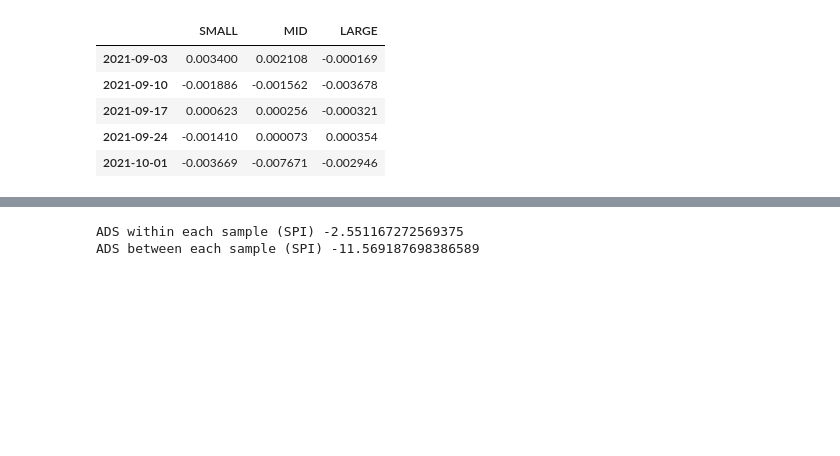
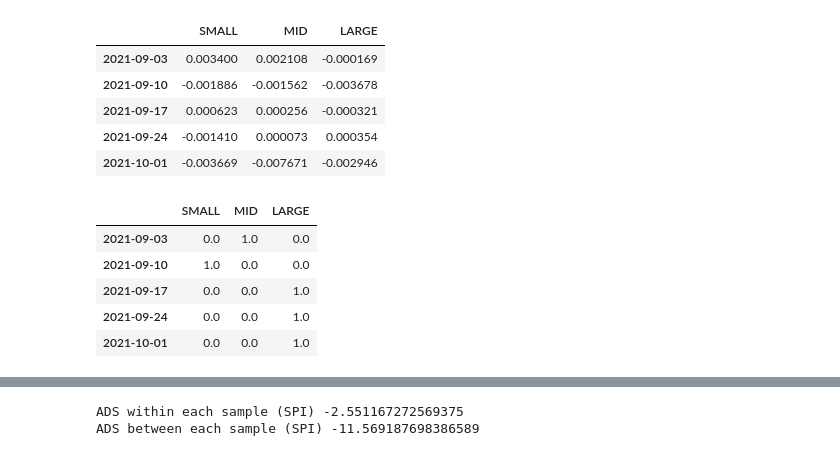
Before and after one commit to lacoupe/BCVS, a Jupyter notebook: SW/size/size.ipynb, the cells around one changed output, grey strips where cells are left out. Saved outputs shown, nothing was run; the diff lists cells and outputs as text; code cells hidden in the pictures; blank space fills up the shorter version.

```diff
--- a/SW/size/size.ipynb
+++ b/SW/size/size.ipynb
@@ -198,3 +198,12 @@ df_input_period_reg.tail()
 | 2021-09-17 | 0.000623 | 0.000256 | -0.000321 |
 | 2021-09-24 | -0.001410 | 0.000073 | 0.000354 |
 | 2021-10-01 | -0.003669 | -0.007671 | -0.002946 |
+# %%
+df_output.tail()
+# %% [output]
+|  | SMALL | MID | LARGE |
+| 2021-09-03 | 0.0 | 1.0 | 0.0 |
+| 2021-09-10 | 1.0 | 0.0 | 0.0 |
+| 2021-09-17 | 0.0 | 0.0 | 1.0 |
+| 2021-09-24 | 0.0 | 0.0 | 1.0 |
+| 2021-10-01 | 0.0 | 0.0 | 1.0 |
```
Also changed, not shown: parts of 2 cells of this notebook, 2 other files.
